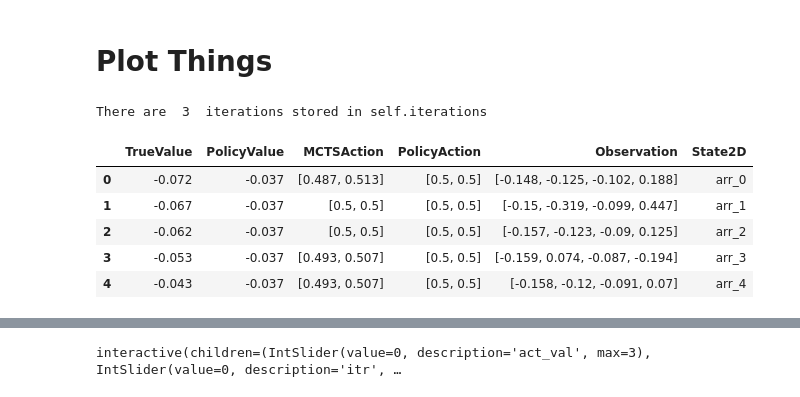
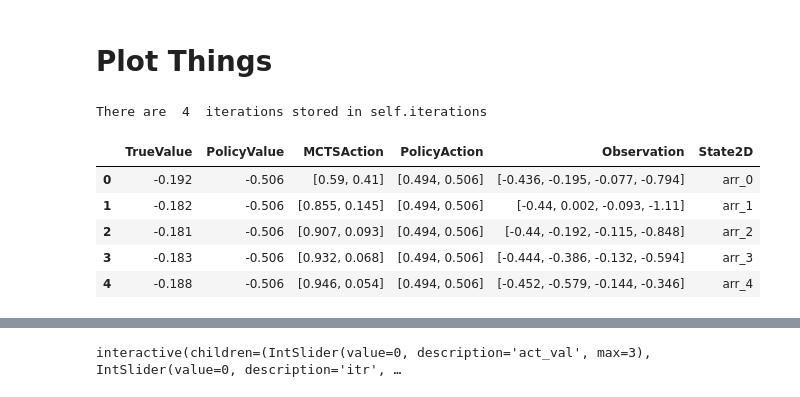
Before and after one commit to alexdarch/Project, a Jupyter notebook: ResultsAndTesting/ResultsVisualisation.ipynb, the cells around one changed output, grey strips where cells are left out. Saved outputs shown, nothing was run; the diff lists cells and outputs as text; code cells hidden in the pictures.

```diff
--- a/ResultsAndTesting/ResultsVisualisation.ipynb
+++ b/ResultsAndTesting/ResultsVisualisation.ipynb
@@ -496,19 +496,19 @@ class VisualiseData:
 # %%
 # folder = os.path.join('ArchivedData', 'WhyNNETdoesntworkRes', '3Actions\\')
 # folder = os.path.join('ArchivedData', 'WhyNNETdoesntworkConv', '3Actions\\')
 # folder = os.path.join('..\Cartpole', 'Data\\')
-folder = os.path.join('ArchivedData', '40sims\\')
+folder = os.path.join('ArchivedData', 'MCTSupdate\\')
 # folder = os.path.join('ArchivedData', 'no2Dstatetest\\')
-v = VisualiseData(folder, iters=[0, 1, 2]) #, 1, 2, 3, 4, 5, 6])
+v = VisualiseData(folder, iters=[0, 1, 2, 3]) #, 1, 2, 3, 4, 5, 6])
 v.iter_training_data[0].episode_training_data['Episode0'].head()
 # %% [output]
-There are  3  iterations stored in self.iterations
+There are  4  iterations stored in self.iterations
 |  | TrueValue | PolicyValue | MCTSAction | PolicyAction | Observation | State2D |
-| 0 | -0.072 | -0.037 | [0.487, 0.513] | [0.5, 0.5] | [-0.148, -0.125, -0.102, 0.188] | arr_0 |
-| 1 | -0.067 | -0.037 | [0.5, 0.5] | [0.5, 0.5] | [-0.15, -0.319, -0.099, 0.447] | arr_1 |
-| 2 | -0.062 | -0.037 | [0.5, 0.5] | [0.5, 0.5] | [-0.157, -0.123, -0.09, 0.125] | arr_2 |
-| 3 | -0.053 | -0.037 | [0.493, 0.507] | [0.5, 0.5] | [-0.159, 0.074, -0.087, -0.194] | arr_3 |
-| 4 | -0.043 | -0.037 | [0.493, 0.507] | [0.5, 0.5] | [-0.158, -0.12, -0.091, 0.07] | arr_4 |
+| 0 | -0.192 | -0.506 | [0.59, 0.41] | [0.494, 0.506] | [-0.436, -0.195, -0.077, -0.794] | arr_0 |
+| 1 | -0.182 | -0.506 | [0.855, 0.145] | [0.494, 0.506] | [-0.44, 0.002, -0.093, -1.11] | arr_1 |
+| 2 | -0.181 | -0.506 | [0.907, 0.093] | [0.494, 0.506] | [-0.44, -0.192, -0.115, -0.848] | arr_2 |
+| 3 | -0.183 | -0.506 | [0.932, 0.068] | [0.494, 0.506] | [-0.444, -0.386, -0.132, -0.594] | arr_3 |
+| 4 | -0.188 | -0.506 | [0.946, 0.054] | [0.494, 0.506] | [-0.452, -0.579, -0.144, -0.346] | arr_4 |
 # %%
 v.iter_training_data[0].all_iter_data.tail()
 # %% [output]
```
Also changed, not shown: parts of 5 cells of this notebook, 14 other files.
